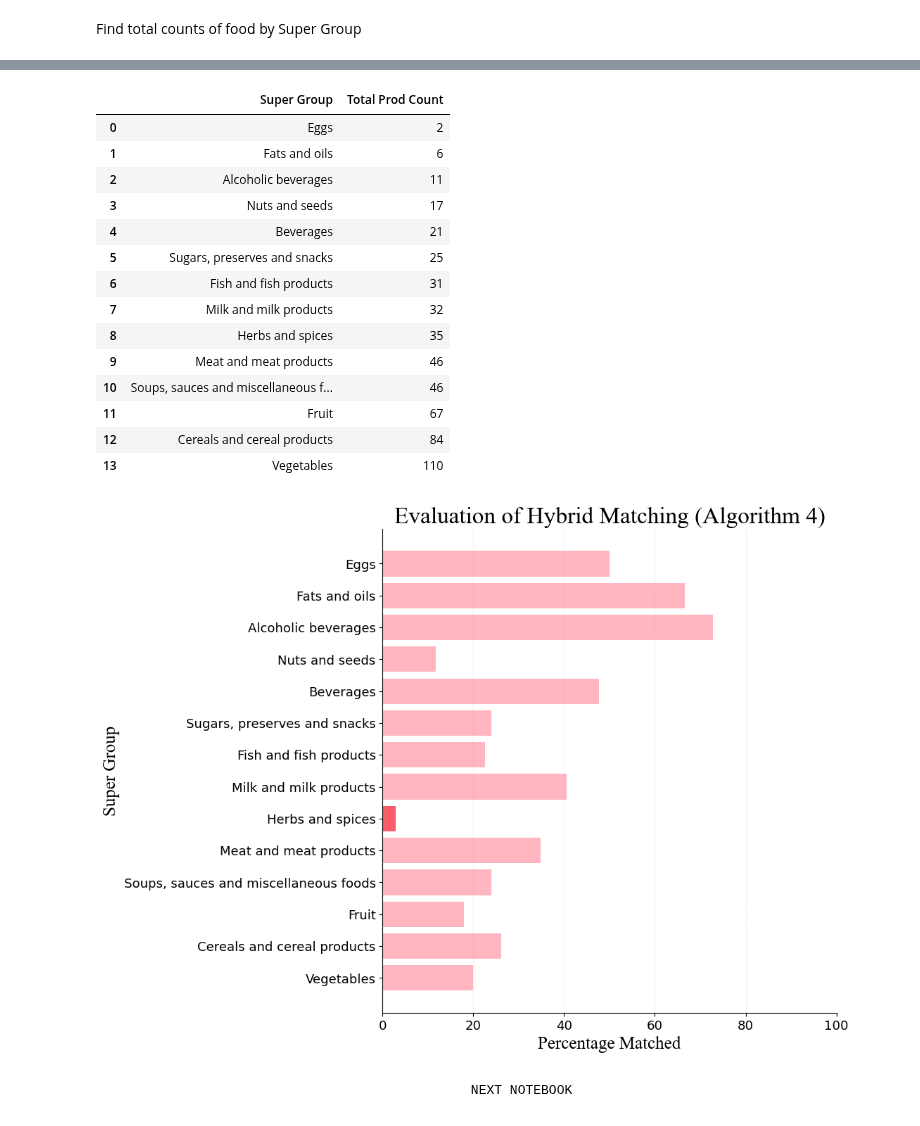
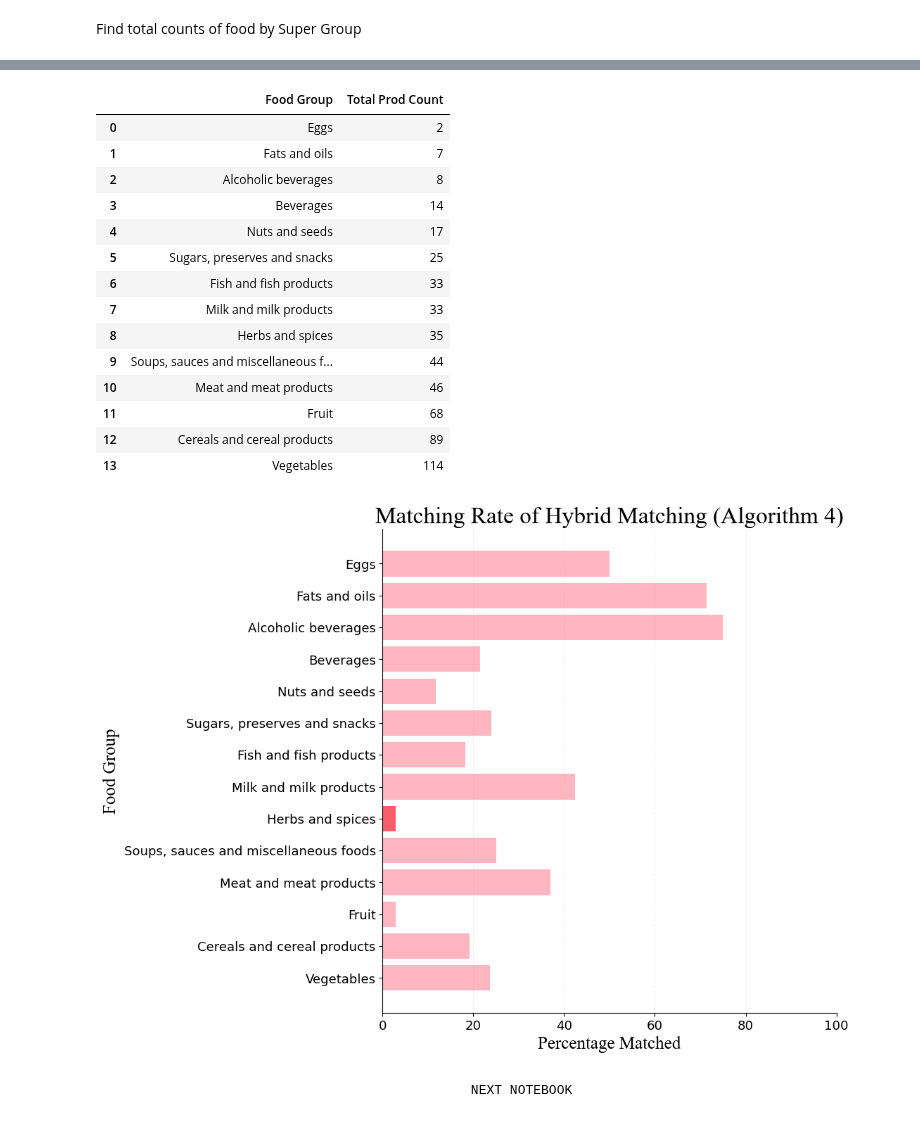
Before and after one commit to elliotkarikari/Product_Weight_Project, a Jupyter notebook: Jupter_notebooks/Data_Product/7. Final - Matching Algorithm.ipynb, the cells around one changed output, grey strips where cells are left out. Drawn from its saved outputs; the diff is of its cells as text; code cells hidden in the pictures.

```diff
--- a/Jupter_notebooks/Data_Product/7. Final - Matching Algorithm.ipynb
+++ b/Jupter_notebooks/Data_Product/7. Final - Matching Algorithm.ipynb
@@ -120,7 +121,7 @@ def get_most_similar_indices(tfidf_red_food, tfidf_clean_retail):
 
 def hybrid_fuzzy_matching(CleanRetail, redFood):
     # Set thresholds for matching
-    partial_token_set_ratio_threshold = 98
+    partial_token_set_ratio_threshold = 100
     cosine_similarity_threshold = 0.75
     min_similarity_threshold = 0.53
 
@@ -196,7 +201,7 @@ f'Fourth Algorithm Matched {round((320/535) * 100, 2)}% of products between McCa
 Find total counts of food by Super Group
 # %%
 d = redFood_matched[redFood_matched['Weight'] != '']
-ax4_s = d.groupby('Super Group')['Food Name'].count().rename('Matched Prod Count', inplace=True).copy().sort_values(ascending=True)
+ax4_s = d.groupby('Food Group')['Food Name'].count().rename('Matched Prod Count', inplace=True).copy().sort_values(ascending=True)
 ax4 = pd.DataFrame(ax4_s).reset_index()
 ax4
 # %% [output]
@@ -218,26 +223,26 @@ ax4
 # %%
-ax4_count = redFood_matched.groupby('Super Group')['Food Name'].count().rename('Total Prod Count', inplace=True).copy().sort_values(ascending=True)
+ax4_count = redFood_matched.groupby('Food Group')['Food Name'].count().rename('Total Prod Count', inplace=True).copy().sort_values(ascending=True)
 ax4_nt = pd.DataFrame(ax4_count).reset_index()
 ax4_nt
 # %% [output]
-|  | Super Group | Total Prod Count |
+|  | Food Group | Total Prod Count |
 | 0 | Eggs | 2 |
-| 1 | Fats and oils | 6 |
-| 2 | Alcoholic beverages | 11 |
-| 3 | Nuts and seeds | 17 |
-| 4 | Beverages | 21 |
+| 1 | Fats and oils | 7 |
+| 2 | Alcoholic beverages | 8 |
+| 3 | Beverages | 14 |
+| 4 | Nuts and seeds | 17 |
 | 5 | Sugars, preserves and snacks | 25 |
-| 6 | Fish and fish products | 31 |
-| 7 | Milk and milk products | 32 |
+| 6 | Fish and fish products | 33 |
+| 7 | Milk and milk products | 33 |
 | 8 | Herbs and spices | 35 |
-| 9 | Meat and meat products | 46 |
-| 10 | Soups, sauces and miscellaneous f... | 46 |
-| 11 | Fruit | 67 |
-| 12 | Cereals and cereal products | 84 |
-| 13 | Vegetables | 110 |
+| 9 | Soups, sauces and miscellaneous f... | 44 |
+| 10 | Meat and meat products | 46 |
+| 11 | Fruit | 68 |
+| 12 | Cereals and cereal products | 89 |
+| 13 | Vegetables | 114 |
 # %%
 # Evaluating Percentaged Mapped
-ax4_counts = ax4_nt.merge(ax4, on='Super Group', how='left')
+ax4_counts = ax4_nt.merge(ax4, on='Food Group', how='left')
 ax4_counts['%Matched'] = ax4_counts['Matched Prod Count'] / ax4_counts['Total Prod Count'] * 100
 # %%
 import matplotlib.font_manager as fm
@@ -257,36 +262,36 @@ axis_font = fm.FontProperties(family='Times New Roman', size=18)
 # Create the figure and axes objects.
 fig, ax = plt.subplots(figsize=(10, 8))
 
 # Plot the horizontal bar chart.
-bars = ax.barh(ax4_counts['Super Group'], ax4_counts['%Matched'], color=bar_colors4)
+bars = ax.barh(ax4_counts['Food Group'], ax4_counts['%Matched'], color=bar_colors4)
 
 # Add gridlines to the plot.
 ax.grid(axis='x', linestyle='--', alpha=0.2)
 
 # Customize the title, x-axis, and y-axis labels.
-ax.set_title('Evaluation of Hybrid Matching (Algorithm 4)', fontproperties=title_font)
+ax.set_title('Matching Rate of Hybrid Matching (Algorithm 4)', fontproperties=title_font)
 ax.set_xlabel('Percentage Matched', fontproperties=axis_font)
-ax.set_ylabel('Super Group', fontproperties=axis_font)
+ax.set_ylabel('Food Group', fontproperties=axis_font)
 
 # Set the maximum value of the x-axis to 100.
 ax.set_xlim(0, 100)
 
 # Adjust the spacing around the plot.
 plt.tight_layout(pad=1.0)
 
 # Remove the top and right spines from the plot.
 ax.spines['top'].set_visible(False)
 ax.spines['right'].set_visible(False)
 
 # Increase the tick label font size.
 ax.tick_params(axis='both', which='major', labelsize=13)
 
 # Invert the y-axis to display the highest match on top.
 ax.invert_yaxis()
 
     # Show the plot.
 plt.show()
 # %% [output]
-[figure, old version]
+[figure, new version]
 # %% [markdown]
                                                   NEXT NOTEBOOK
```
Also changed, not shown: parts of 10 cells of this notebook, 12 other files.
